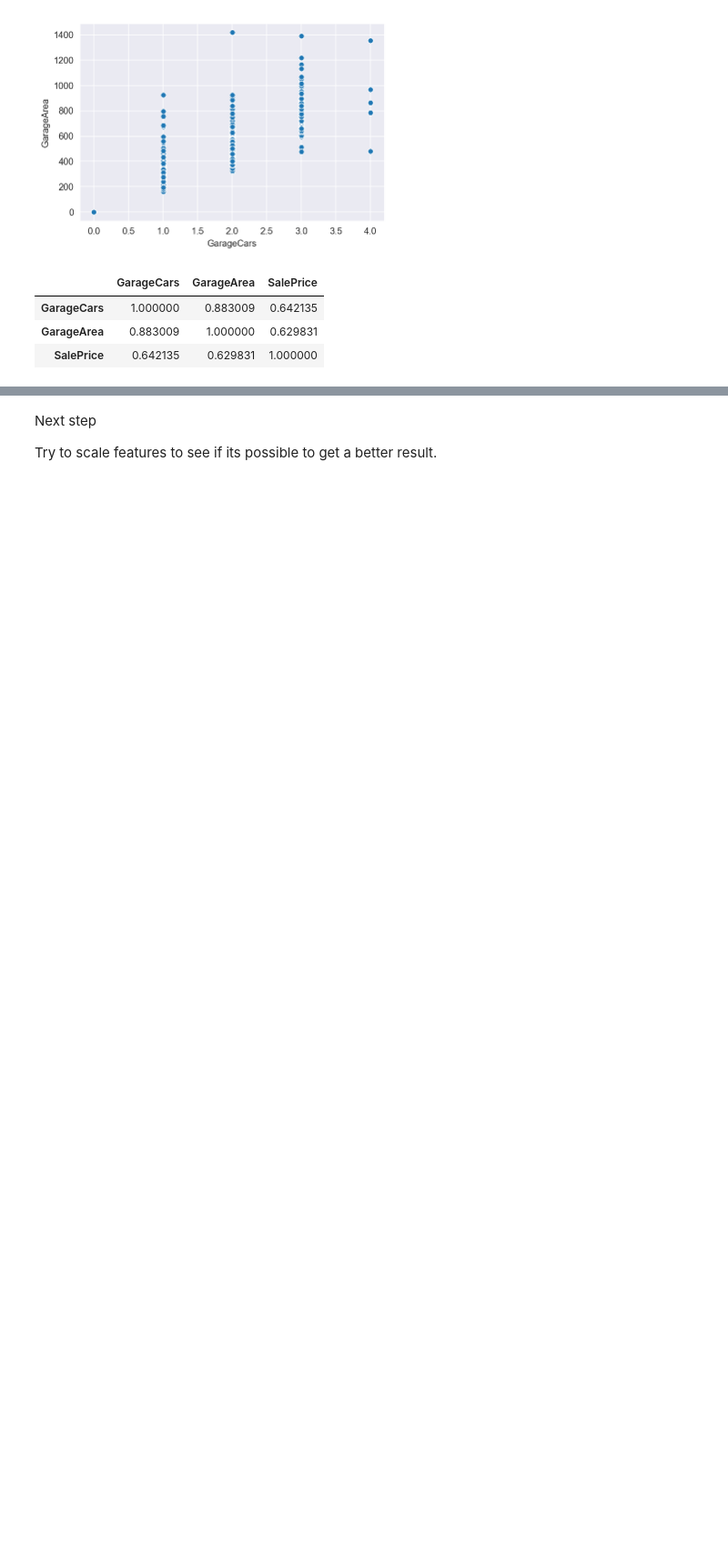
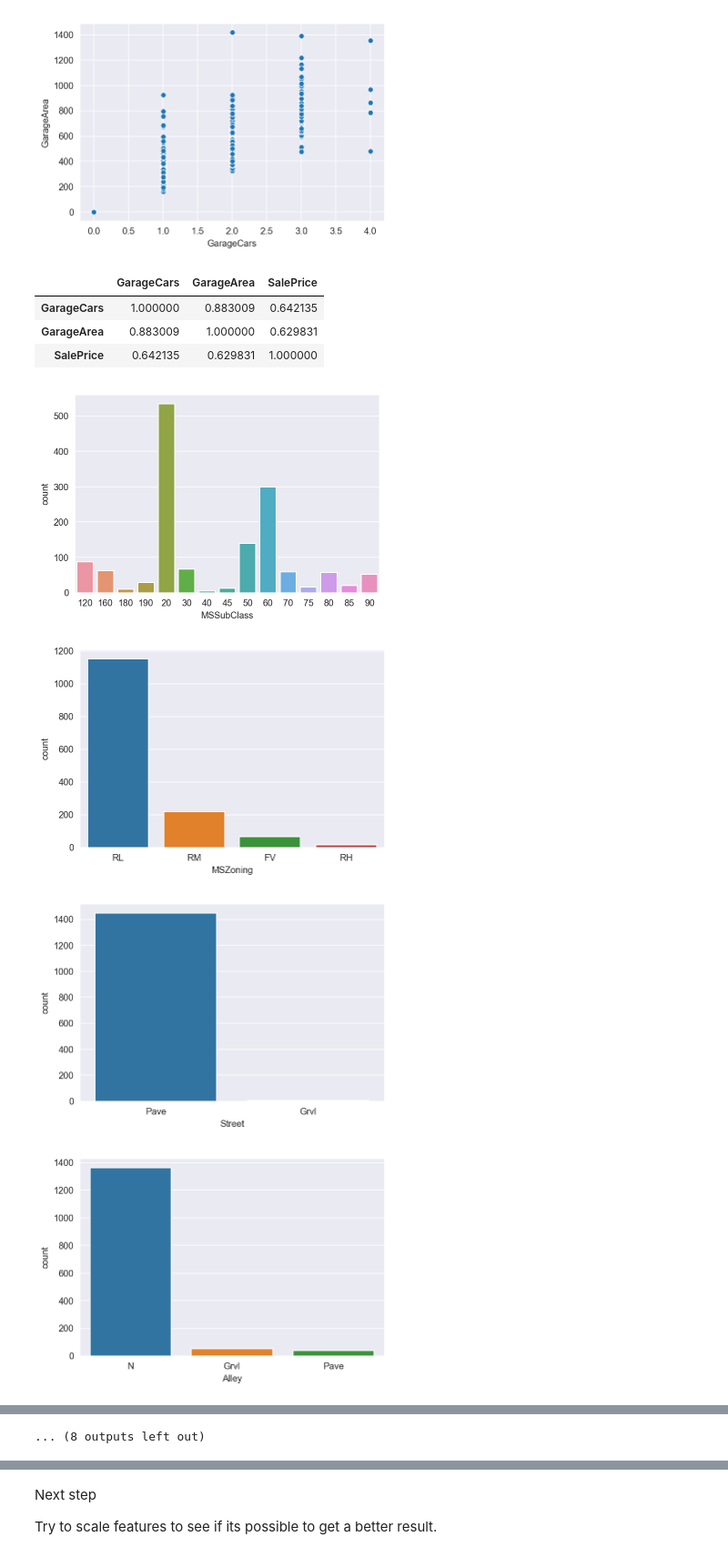
Before and after one commit to Zheheng/Project-Submission, a Jupyter notebook: project-3/project-03-starter-latest.ipynb, the cells around one changed output, grey strips where cells are left out. Shown at 91% size. Saved outputs shown, nothing was run; the diff lists cells and outputs as text; code cells hidden in the pictures; blank space fills up the shorter version.

```diff
--- a/project-3/project-03-starter-latest.ipynb
+++ b/project-3/project-03-starter-latest.ipynb
@@ -295,3 +300,14 @@ house_fixed[['GarageCars','GarageArea','SalePrice']].corr()
 # %%
 #decided to drop GarageArea as GarageCars has higher correlation to SalePrice
 house_fixed= house_fixed.drop(columns = 'GarageArea')
+# %%
+#analyse list of all object column
+categorical = list(house_fixed.select_dtypes(include=['object']).columns)
+for i in categorical:
+    sns.countplot(house_fixed[i])
+    plt.show()
+# %% [output]
+[figure, added]
+[figure, added]
+[figure, added]
+[figure, added]
@@ -297,0 +322 @@ house_fixed= house_fixed.drop(columns = 'GarageArea')
+... (8 outputs left out)
```
Also changed, not shown: parts of 96 cells of this notebook, 2 other files.
